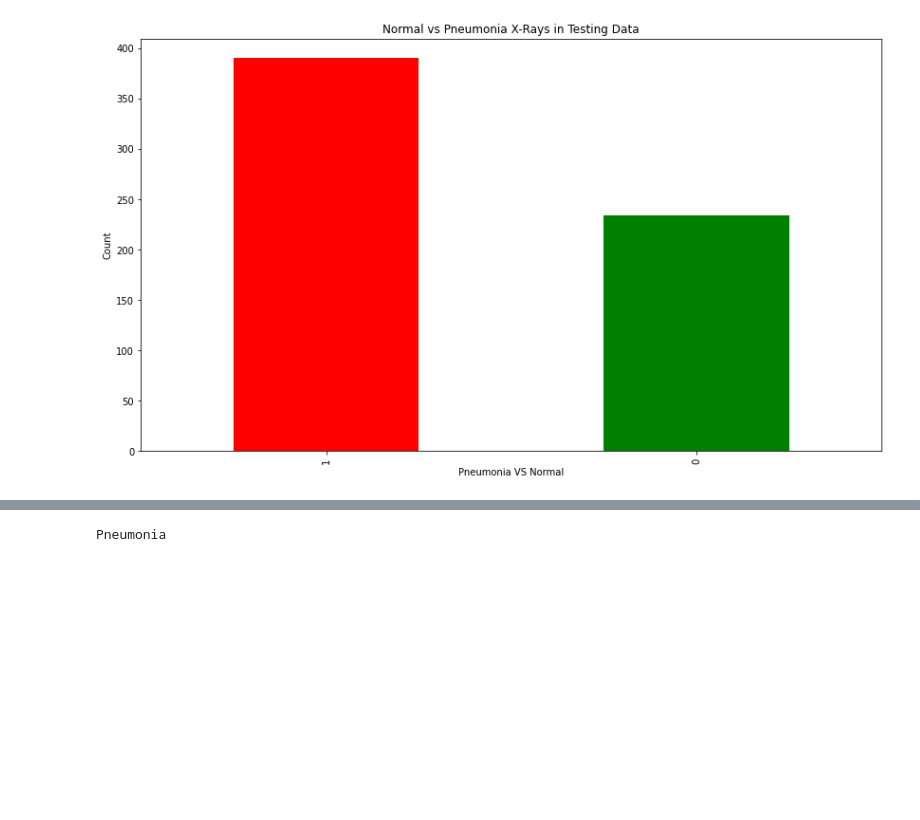
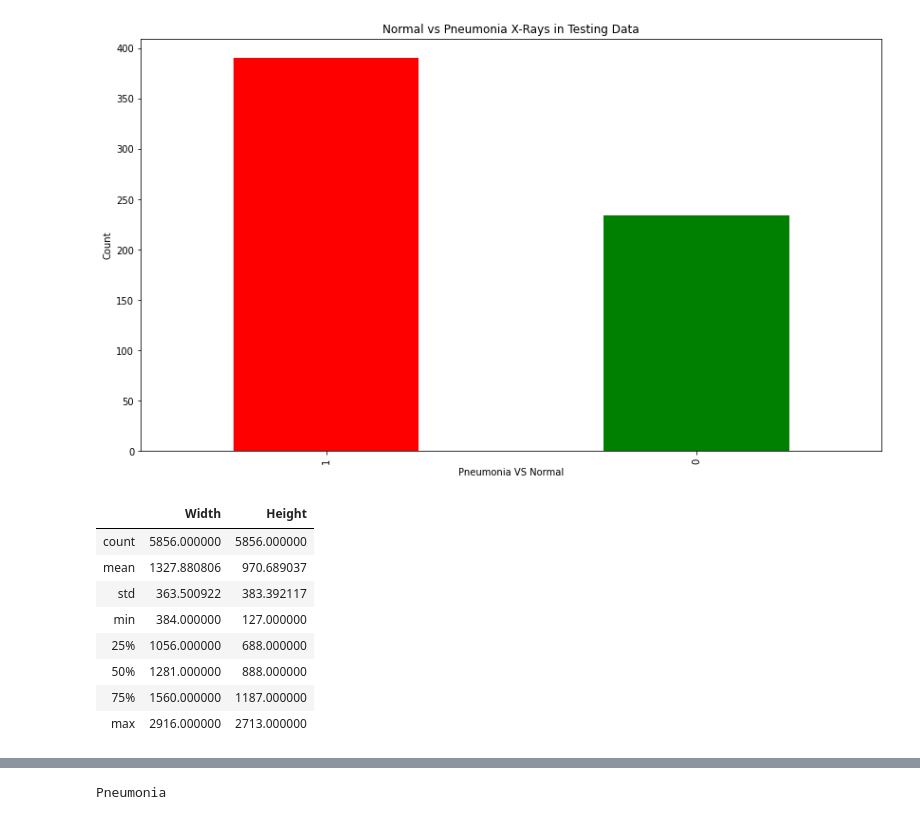
Before and after one commit to marmistead91/X-ray-Classification, a Jupyter notebook: Working Notebook.ipynb, the cells around one changed output, grey strips where cells are left out. Drawn from its saved outputs; the diff is of its cells as text; code cells hidden in the pictures; blank space fills up the shorter version.

```diff
--- a/Working Notebook.ipynb
+++ b/Working Notebook.ipynb
@@ -178,3 +178,15 @@ trainP_wh_data = au.height_width(train_p)
 frames = [testwh_data, testP_wh_data, val_wh_data, valP_wh_data, train_wh_data, trainP_wh_data]
 wh_data = pd.concat(frames)
 wh_data.rename(columns = {0:'Width', 1:'Height'}, inplace = True)
+# %%
+wh_data.describe()
+# %% [output]
+|  | Width | Height |
+| count | 5856.000000 | 5856.000000 |
+| mean | 1327.880806 | 970.689037 |
+| std | 363.500922 | 383.392117 |
+| min | 384.000000 | 127.000000 |
+| 25% | 1056.000000 | 688.000000 |
+| 50% | 1281.000000 | 888.000000 |
+| 75% | 1560.000000 | 1187.000000 |
+| max | 2916.000000 | 2713.000000 |
```
Also changed, not shown: parts of 4 cells of this notebook, 1 other file.
